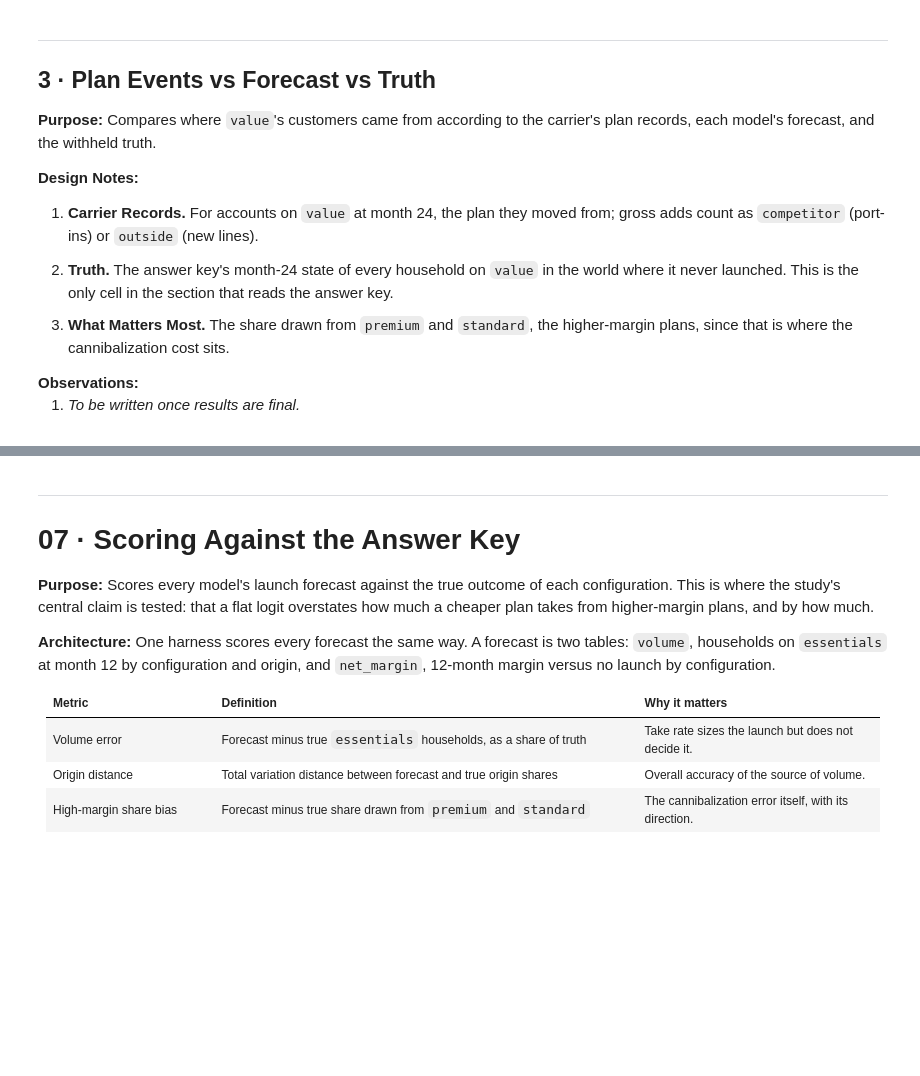
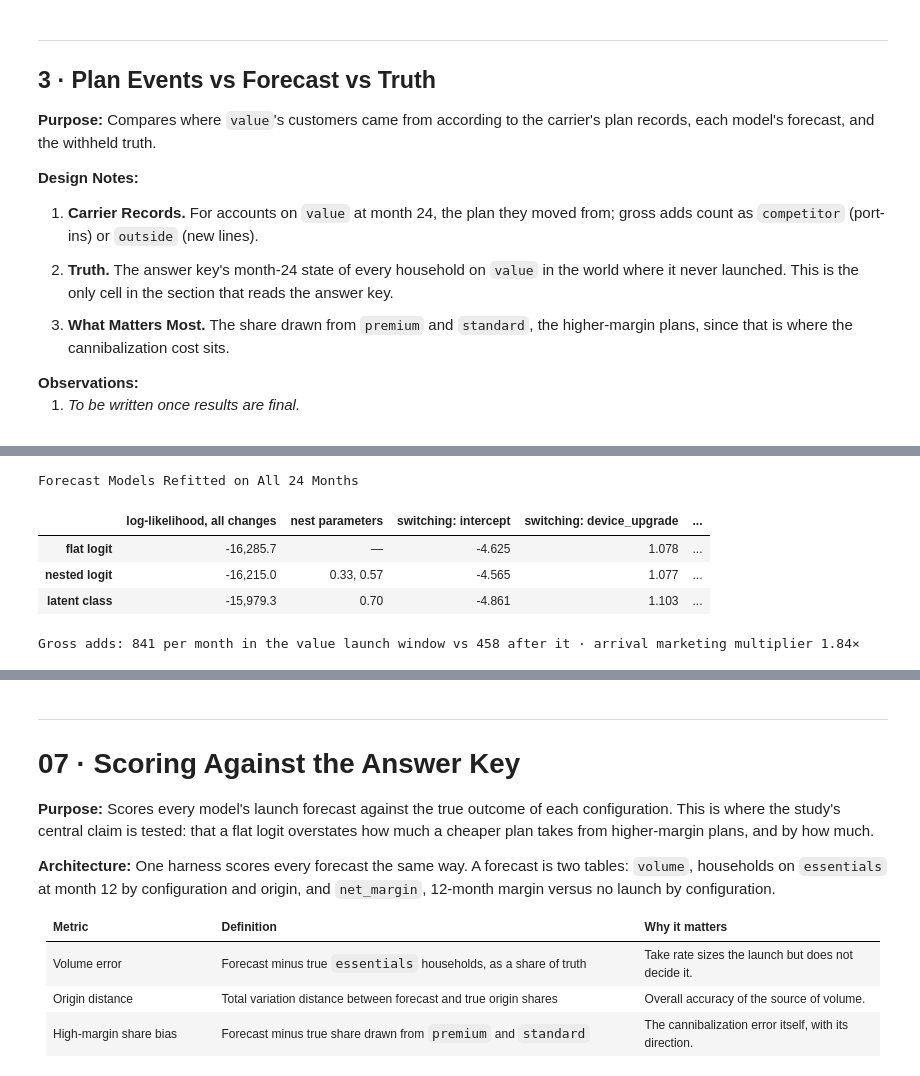
Before and after one commit to paforsey/data-science-portfolio, a Jupyter notebook: case-studies/rate-plan-cannibalization/02_launch_forecast.ipynb, the cells around one changed output, grey strips where cells are left out. Drawn from its saved outputs; the diff is of its cells as text; code cells hidden in the pictures; blank space fills up the shorter version.

```diff
--- a/case-studies/rate-plan-cannibalization/02_launch_forecast.ipynb
+++ b/case-studies/rate-plan-cannibalization/02_launch_forecast.ipynb
@@ -811,0 +852,33 @@ Where Value Customers Came From
+# %%
+# Refit on Full History
+all_changes = choice_occasions[choice_occasions['changed']]
+X_all, C_all, _, dest_all, chosen_all, classes_all = occasion_design(all_changes)
+
+launch_fits = {}
+for model, spec in MODELS.items():
+    start = spec['start']
+    start_constants = start[[f'{a} × {l} lines' for a in CONSTANT_PLANS for l in range(1, 6)]].to_numpy()
+    start_lam = start[[t for t in start.index if t.startswith('λ')]].to_numpy()
+    constants, lam, loglik = fit_constants(model, X_all, C_all, dest_all, chosen_all, classes_all, start_constants, start_lam)
+    switching = fit_switching(choice_occasions, switching_gain(model, choice_occasions, constants, lam))
+    launch_fits[model] = {'constants': constants, 'lam': lam, 'loglik': loglik, 'switching': switching}
+
+display(pd.DataFrame({
+    model: {**{'log-likelihood, all changes': f['loglik'], 'nest parameters': ', '.join(f'{v:.2f}' for v in f['lam'] if v < 0.999) or '—'},
+            **{f'switching: {k}': v for k, v in f['switching'].items()}}
+    for model, f in launch_fits.items()
+}).T.style.format({'log-likelihood, all changes': '{:,.1f}', **{f'switching: {k}': '{:.3f}' for k in ['intercept', 'gain'] + TRIGGERS}})
+    .set_caption('Forecast Models Refitted on All 24 Months'))
+
+gross_adds = plan_events[plan_events['event'] == 'gross_add'].groupby('month').size()
+launch_window_adds = gross_adds.loc[VALUE_LAUNCH:VALUE_LAUNCH + 2].mean()
+steady_adds = gross_adds.loc[VALUE_LAUNCH + 3:N_MONTHS].mean()
+ARRIVAL_MARKETING = launch_window_adds / steady_adds
+print(f'Gross adds: {launch_window_adds:,.0f} per month in the value launch window vs {steady_adds:,.0f} after it · arrival marketing multiplier {ARRIVAL_MARKETING:.2f}×')
+# %% [output]
+Forecast Models Refitted on All 24 Months
+|  | log-likelihood, all changes | nest parameters | switching: intercept | switching: device_upgrade | ... |
+| flat logit | -16,285.7 | — | -4.625 | 1.078 | ... |
+| nested logit | -16,215.0 | 0.33, 0.57 | -4.565 | 1.077 | ... |
+| latent class | -15,979.3 | 0.70 | -4.861 | 1.103 | ... |
+Gross adds: 841 per month in the value launch window vs 458 after it · arrival marketing multiplier 1.84×
```
Also changed, not shown: parts of 16 cells of this notebook.
